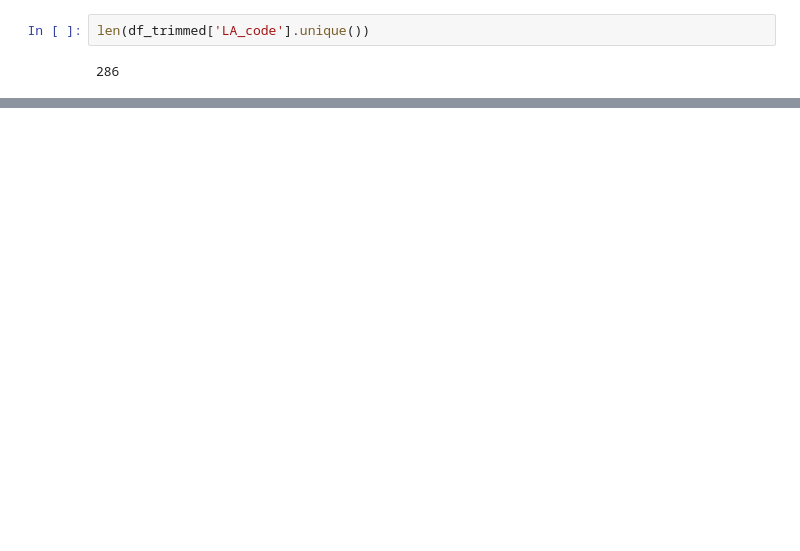
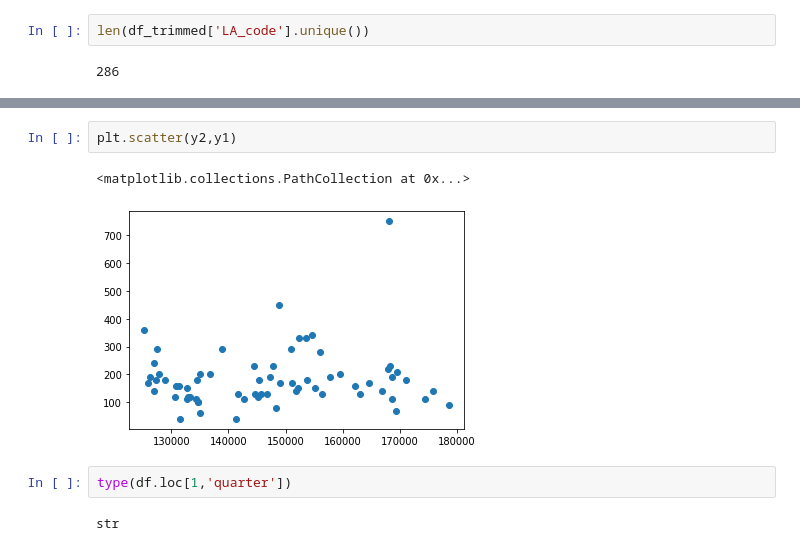
Before and after one commit to potato-bit/RA, a Jupyter notebook: combined.ipynb, the cells around one changed output, grey strips where cells are left out. Drawn from its saved outputs; the diff is of its cells as text; blank space fills up the shorter version.

```diff
--- a/combined.ipynb
+++ b/combined.ipynb
@@ -156,0 +203,9 @@ len(df_trimmed['LA_code'].unique())
+# %%
+plt.scatter(y2,y1)
+# %% [output]
+<matplotlib.collections.PathCollection at 0x...>
+[figure, added]
+# %%
+type(df.loc[1,'quarter'])
+# %% [output]
+str
```
Also changed, not shown: parts of 6 cells of this notebook, 1 other file.
